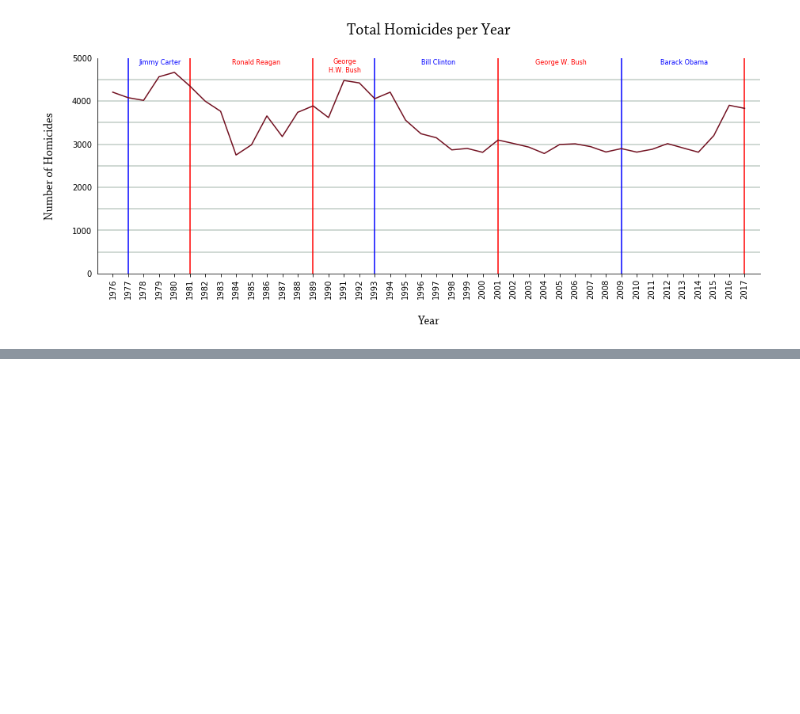
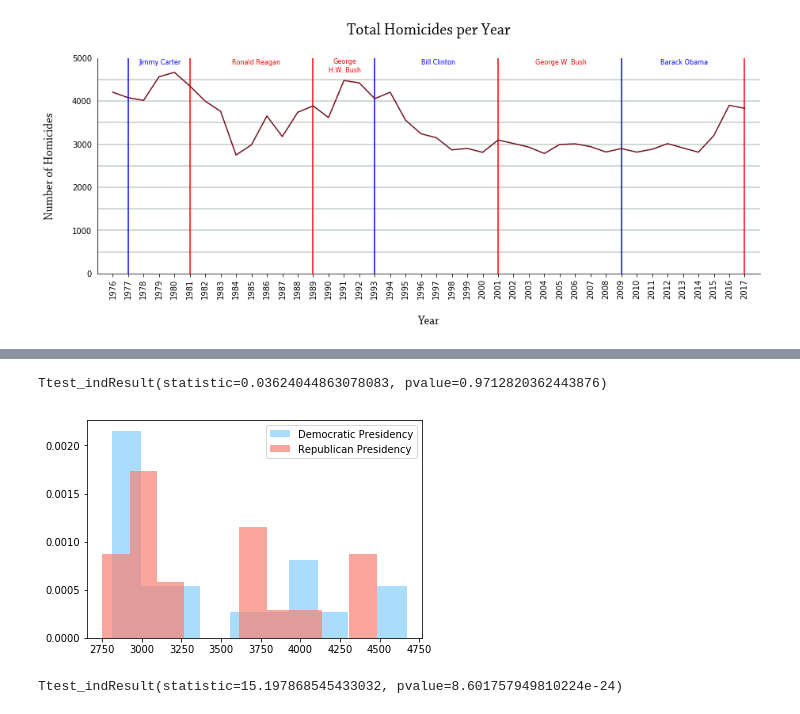
Before and after one commit to bendgame/Project-one, a Jupyter notebook: ProjOne-Amber.ipynb, the cells around one changed output, grey strips where cells are left out. Cells and saved outputs as stored; diff of their text form; code cells hidden in the pictures; blank space fills up the shorter version.

```diff
--- a/ProjOne-Amber.ipynb
+++ b/ProjOne-Amber.ipynb
@@ -356,0 +411,21 @@ plt.show()
+# %%
+dem = [4081, 4019, 4567, 4670, 4058, 4209, 3559, 3244, 3150, 2869, 2903, 2812, 2899, 2817,
+       2883, 3014, 2914, 2815, 3201, 3905]
+rep = [4353, 4000, 3765, 2750, 2986, 3658, 3178, 3741, 3891, 3620, 4481, 4424, 3097, 3018,
+       2933, 2785, 2994, 3010, 2945, 2820]
+# %%
+stats.ttest_ind(dem, rep, equal_var=False)
+# %% [output]
+Ttest_indResult(statistic=0.03624044863078083, pvalue=0.9712820362443876)
+# %%
+plt.subplot()
+
+plt.hist(dem, 10, density=True, color='lightskyblue', alpha=0.7, label="Democratic Presidency")
+plt.hist(rep, 10, density=True, color='salmon', alpha=0.7, label="Republican Presidency")
+# plt.axvline(dem.mean(), color='k', linestyle='dashed', linewidth=1)
+# plt.axvline(rep.mean(), color='k', linestyle='dashed', linewidth=1)
+plt.legend()
+
+plt.show()
+# %% [output]
+[figure, added]
@@ -356,0 +442,4 @@ plt.show()
+# %%
+stats.ttest_ind(guns, other_weapons, equal_var=False)
+# %% [output]
+Ttest_indResult(statistic=15.197868545433032, pvalue=8.601757949810224e-24)
```
Also changed, not shown: parts of 10 cells of this notebook, 7 other files.
